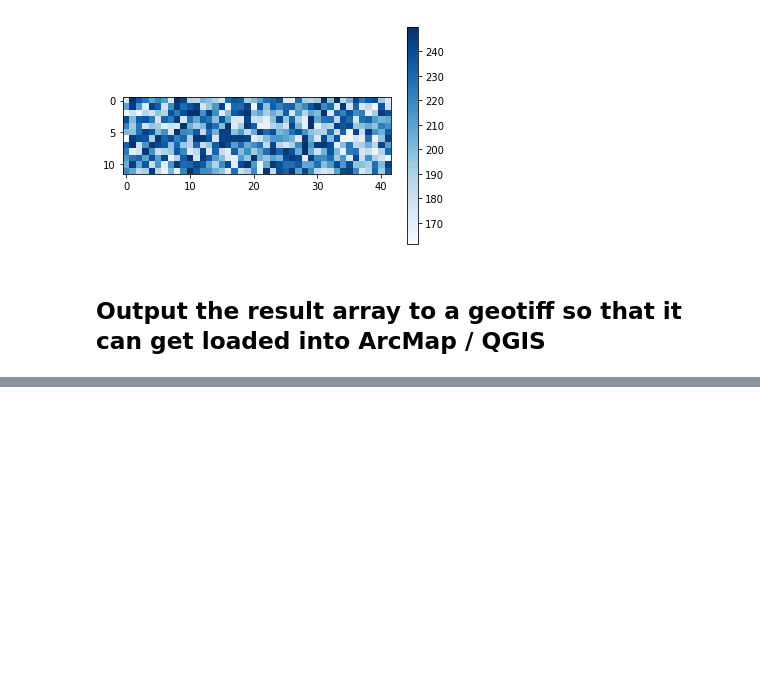
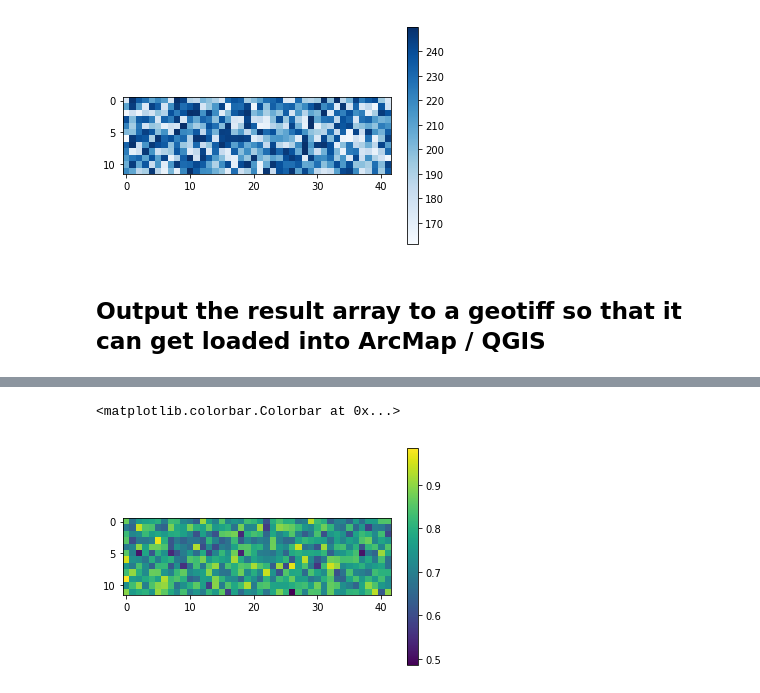
Before and after one commit to USGS-Astrogeology/themis_ra, a Jupyter notebook: notebooks/Processing_Pipeline.ipynb, the cells around one changed output, grey strips where cells are left out. Saved outputs shown, nothing was run; the diff lists cells and outputs as text; code cells hidden in the pictures; blank space fills up the shorter version.

```diff
--- a/notebooks/Processing_Pipeline.ipynb
+++ b/notebooks/Processing_Pipeline.ipynb
@@ -116,0 +169,6 @@ array_to_raster(result, filename, projection=projection, geotransform=geotransfo
+# %%
+imshow(np.mean(alphas, axis=-1))
+colorbar()
+# %% [output]
+<matplotlib.colorbar.Colorbar at 0x...>
+[figure, added]
```
Also changed, not shown: parts of 5 cells of this notebook, 1 other file.
